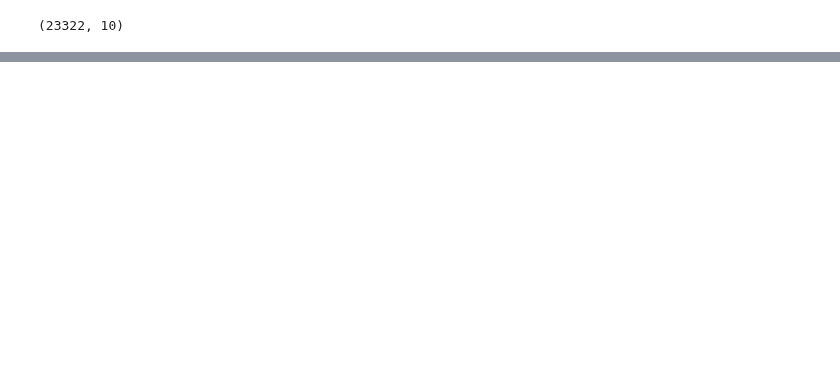
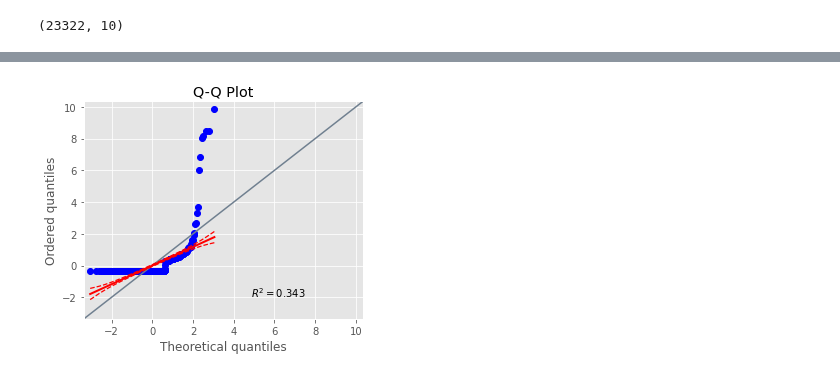
Before and after one commit to CarJung/Uni, a Jupyter notebook: Warsaw_flats/EDA.ipynb, the cells around one changed output, grey strips where cells are left out. Cells and saved outputs as stored; diff of their text form; code cells hidden in the pictures; blank space fills up the shorter version.

```diff
--- a/Warsaw_flats/EDA.ipynb
+++ b/Warsaw_flats/EDA.ipynb
@@ -20,0 +113,3 @@ data.shape
+# %%
+suspected_values = price[price_z[price_z> 3].index]
+suspected_values
@@ -20,0 +141,4 @@ data.shape
+# %%
+ax = pg.qqplot(suspected_values, dist='norm')
+# %% [output]
+[figure, added]
```
Also changed, not shown: parts of 24 cells of this notebook.
